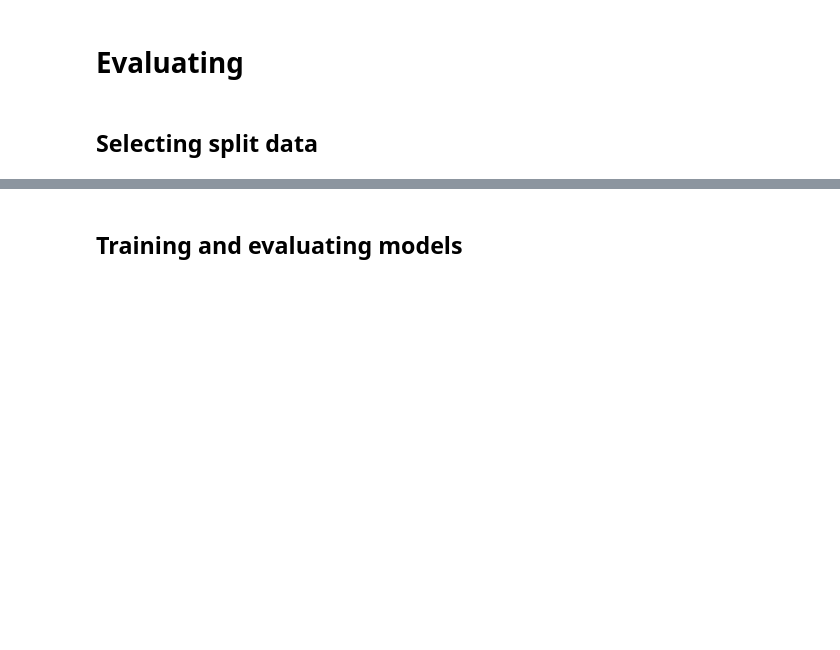
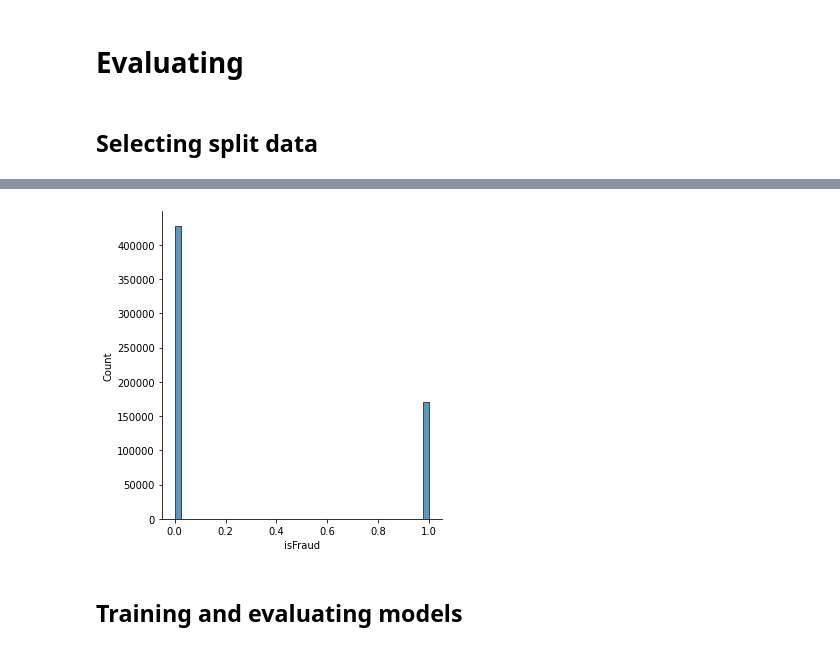
Before and after one commit to AndreiCod/CIS-Fraud-Detection, a Jupyter notebook: notebooks/FE.ipynb, the cells around one changed output, grey strips where cells are left out. Drawn from its saved outputs; the diff is of its cells as text; code cells hidden in the pictures; blank space fills up the shorter version.

```diff
--- a/notebooks/FE.ipynb
+++ b/notebooks/FE.ipynb
@@ -169,6 +187,8 @@ def train_test_split(df: pd.DataFrame, ratio: float=0.8, eq_fraudulent: bool = F
 # %%
-# sns.displot(data=y_train)
-# plt.show()
+sns.displot(data=y_train)
+plt.show()
+# %% [output]
+[figure, added]
 # %% [markdown]
 ## Training and evaluating models
 # %% [markdown]
```
Also changed, not shown: parts of 6 cells of this notebook, 1 other file.
